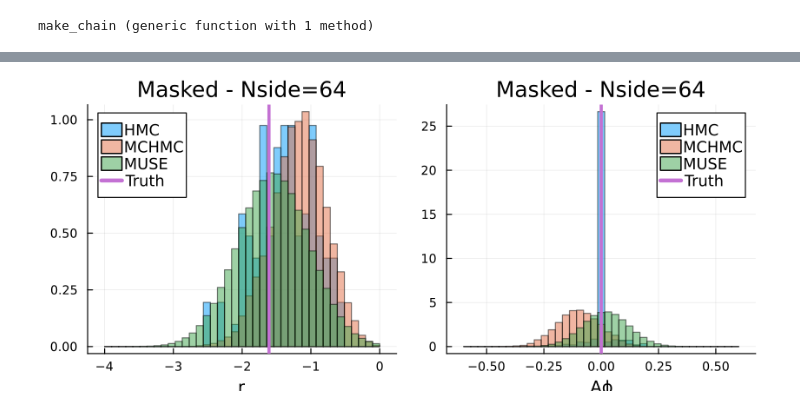
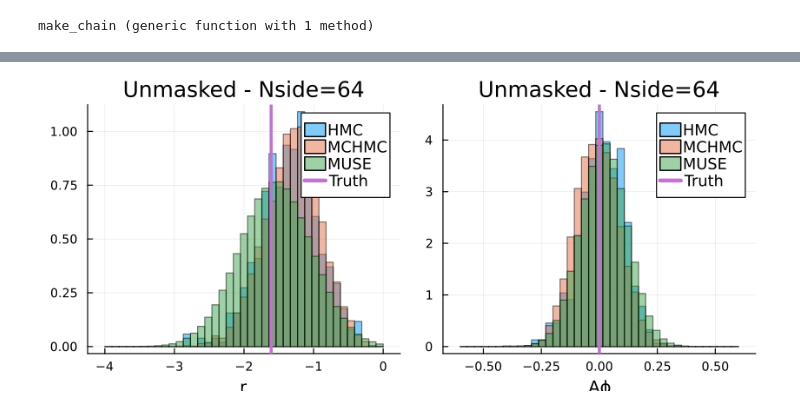
Before and after one commit to JaimeRZP/CMBLensing_MicroCanonicalHMC.jl, a Jupyter notebook: examples/Plotting.ipynb, the cells around one changed output, grey strips where cells are left out. Cells and saved outputs as stored; diff of their text form; code cells hidden in the pictures.

```diff
--- a/examples/Plotting.ipynb
+++ b/examples/Plotting.ipynb
@@ -26,15 +39,21 @@ end
 # %% [output]
 make_chain (generic function with 1 method)
 # %%
-unmasked_muse_chain = load("../chains/MUSE/CMBLensing_unmasked_NSIDE_64", "chain_muse");
-masked_muse_chain = load("../chains/MUSE/CMBLensing_masked_NSIDE_64", "chain_muse");
+unmasked_mchmc_samples = load("../chains/MCHMC/CMBLensing_unmasked_Nside_64_TEV_0.0001", "samples")
+unmasked_hmc_samples = load("../chains/HMC/CMBLensing_unmasked_Nside_64_ϵ_0.25", "_samples_hmc")
+unmasked_muse_chain = load("../chains/MUSE/CMBLensing_unmasked_Nside_64", "chain_muse");
+
+unmasked_no_cosmo_mchmc_chain = load("../chains/MCHMC/CMBLensing_no_cosmo_unmasked_TEV_0.0001", "samples");
+unmasked_no_cosmo_hmc_chain = load("../chains/HMC/CMBLensing_unmasked_no_cosmo_Nside_64_ϵ_0.25", "_samples_hmc");
 # %%
-unmasked_hmc_samples = load("../chains/HMC/CMBLensing_unmasked", "_samples_hmc")
-masked_hmc_samples = load("../chains/HMC/CMBLensing_masked", "_samples_hmc");
+masked_mchmc_samples = load("../chains/MCHMC/CMBLensing_masked_TEV_0.0001", "samples")
+masked_pp_mchmc_samples = load("../chains/MCHMC/CMBLensing_masked_pp_Nside_64_TEV_0.0001", "samples");
+masked_hmc_samples = load("../chains/HMC/CMBLensing_masked_Nside_64_ϵ_0.25", "_samples_hmc");
+masked_muse_chain = load("../chains/MUSE/CMBLensing_masked_Nside_64", "chain_muse");
+
+masked_no_cosmo_hmc_chain = load("../chains/HMC/CMBLensing_masked_no_cosmo_Nside_64_ϵ_0.25", "_samples_hmc");
+masked_no_cosmo_mchmc_chain = load("../chains/MCHMC/CMBLensing_masked_no_cosmo_Nside_64_TEV_0.0001", "samples");
+masked_pp_no_cosmo_mchmc_chain = load("../chains/MCHMC/CMBLensing_masked_pp_no_cosmo_Nside_64_TEV_0.0001", "samples");
-# %%
-unmasked_mchmc_samples = load("../chains/MCHMC/CMBLensing_unmasked_TEV_0.001", "samples");
-masked_mchmc_samples = load("../chains/MCHMC/CMBLensing_masked_TEV_0.0001", "samples");
-masked_mchmc_samples = load("../chains/MCHMC/CMBLensing_masked_TEV_0.0001", "samples");
 # %%
 unmasked_mchmc_chain = make_chain(unmasked_mchmc_samples);
 masked_mchmc_chain = make_chain(masked_mchmc_samples);
@@ -75,18 +271,18 @@ bar(["HMC" "MCHMC" "MUSE"], which_ess.([[esspc_masked_hmc] [esspc_masked_mchmc]
 # %%
 plot(
     begin
         histogram(unmasked_hmc_samples[:, end-1], normalize=:pdf, alpha=0.5, bins=range(-4,0,length=40), label="HMC", xlabel="r")
         histogram!(log.(unmasked_mchmc_chain[:r]), normalize=:pdf, alpha=0.5, bins=range(-4,0,length=40), label="MCHMC")
         histogram!(unmasked_muse_chain[:logr], normalize=:pdf, alpha=0.5, bins=range(-4,0,length=40), label="MUSE")
         vline!([prob.Ωtrue.θ.r], c=4, lw=3, label="Truth")
     end,
     begin
         histogram(unmasked_hmc_samples[:, end], normalize=:pdf, alpha=0.5, bins=range(-0.6,0.6,length=40), label="HMC", xlabel="Aϕ")
         histogram!(log.(unmasked_mchmc_chain[:Aϕ]), normalize=:pdf, alpha=0.5, bins=range(-0.6,0.6,length=40), label="MCHMC")
         histogram!(unmasked_muse_chain[:logAϕ], normalize=:pdf, alpha=0.5, bins=range(-0.6,0.6,length=40), label="MUSE")
         vline!([prob.Ωtrue.θ.Aϕ], c=4, lw=3, label="Truth")
     end,
     size = (700, 300),
-    title="Masked - Nside=64")
+    title="Unmasked - Nside=64")
 # %% [output]
-[figure, old version]
+[figure, new version]
```
Also changed, not shown: parts of 30 cells of this notebook.
